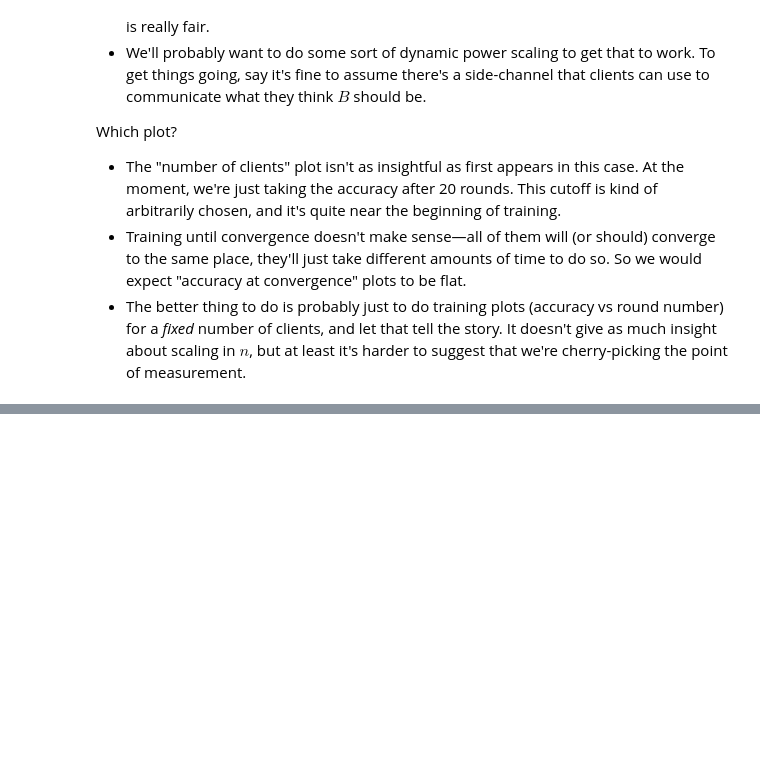
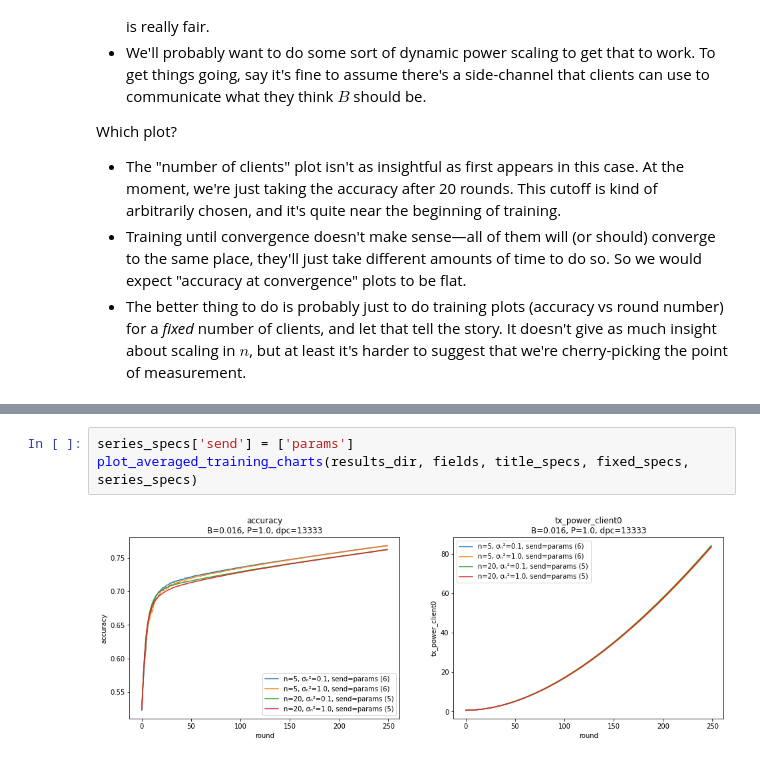
Before and after one commit to czlee/kyanite, a Jupyter notebook: misc-plots-1.ipynb, the cells around one changed output, grey strips where cells are left out. Saved outputs shown, nothing was run; the diff lists cells and outputs as text; blank space fills up the shorter version.

```diff
--- a/misc-plots-1.ipynb
+++ b/misc-plots-1.ipynb
@@ -475,0 +507,5 @@ Which plot?
+# %%
+series_specs['send'] = ['params']
+plot_averaged_training_charts(results_dir, fields, title_specs, fixed_specs, series_specs)
+# %% [output]
+[figure, added]
```
Also changed, not shown: parts of 7 cells of this notebook.
